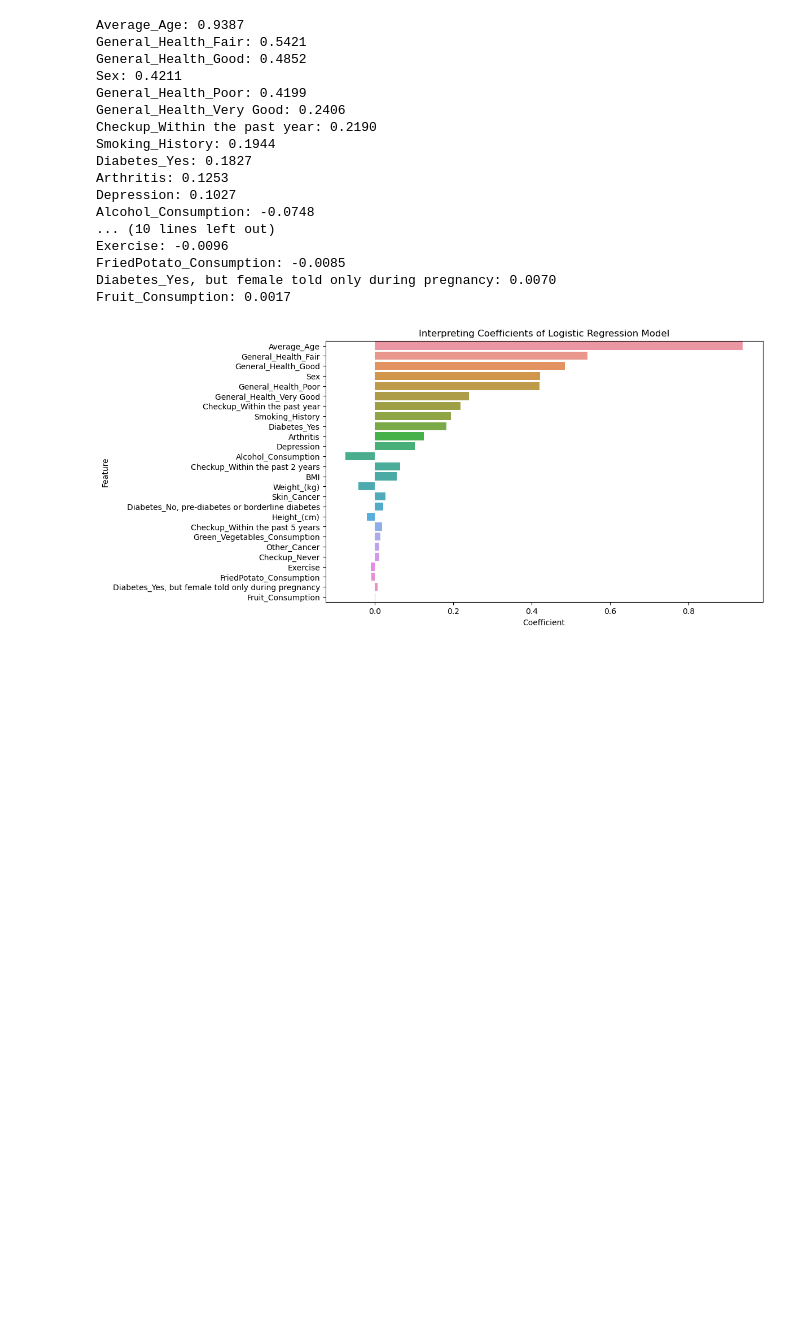
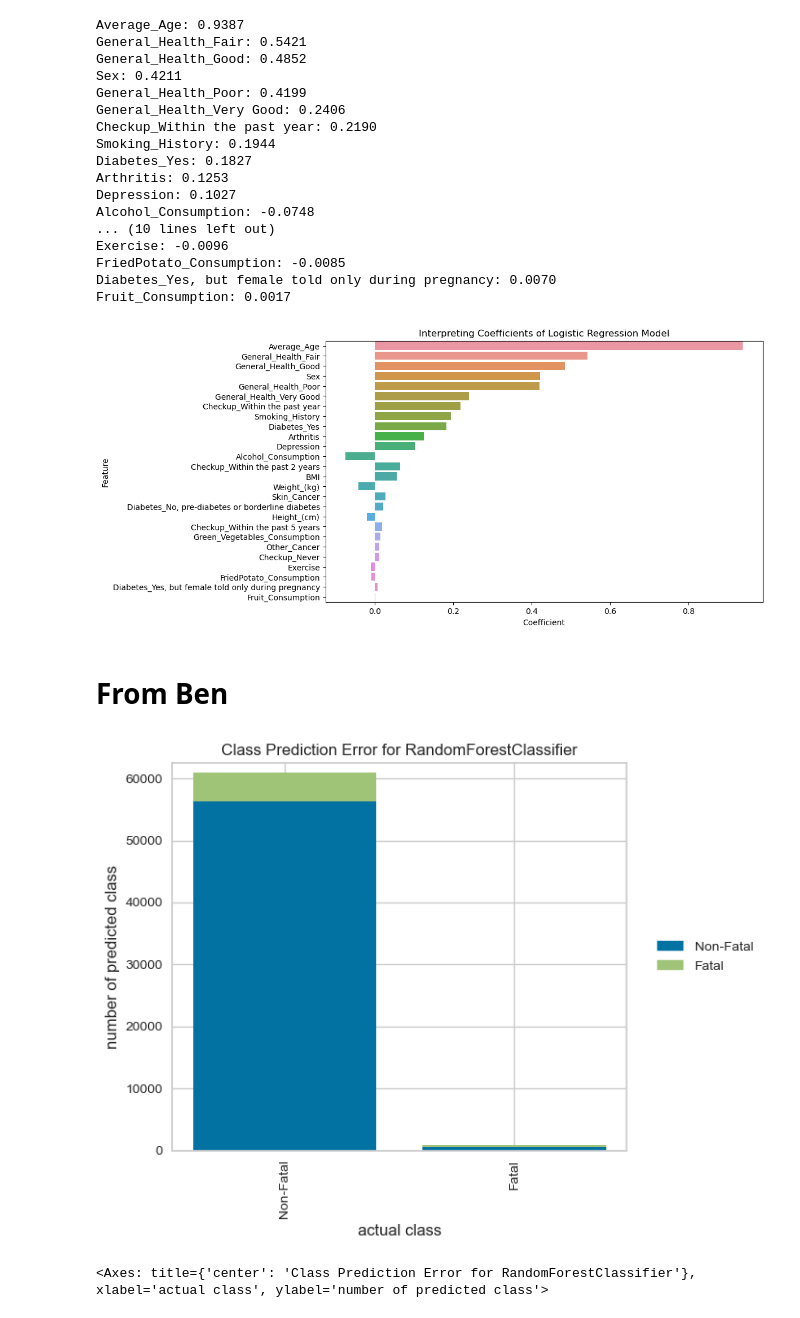
Before and after one commit to bobebend/Cardiovascular_diseases_risk_prediction, a Jupyter notebook: notebooks/cardiotester.ipynb, the cells around one changed output. Cells and saved outputs as stored; diff of their text form; code cells hidden in the pictures; blank space fills up the shorter version.

```diff
--- a/notebooks/cardiotester.ipynb
+++ b/notebooks/cardiotester.ipynb
@@ -960,3 +967,21 @@ FriedPotato_Consumption: -0.0085
 Diabetes_Yes, but female told only during pregnancy: 0.0070
 Fruit_Consumption: 0.0017
 [figure]
+# %% [markdown]
+# From Ben
+# %%
+from sklearn.ensemble import RandomForestClassifier
+from yellowbrick.classifier import ClassPredictionError
+classes = ['Non-Fatal', 'Fatal']
+visualizer = ClassPredictionError(
+    RandomForestClassifier(random_state=42, n_estimators=10), classes=classes
+)
+# Fit the training data to the visualizer
+visualizer.fit(X_train, y_train)
+# Evaluate the model on the test data
+visualizer.score(X_test, y_test)
+# Draw visualization
+visualizer.show()
+# %% [output]
+[figure, added]
+<Axes: title={'center': 'Class Prediction Error for RandomForestClassifier'}, xlabel='actual class', ylabel='number of predicted class'>
```
Also changed, not shown: parts of 12 cells of this notebook, 3 other files.
